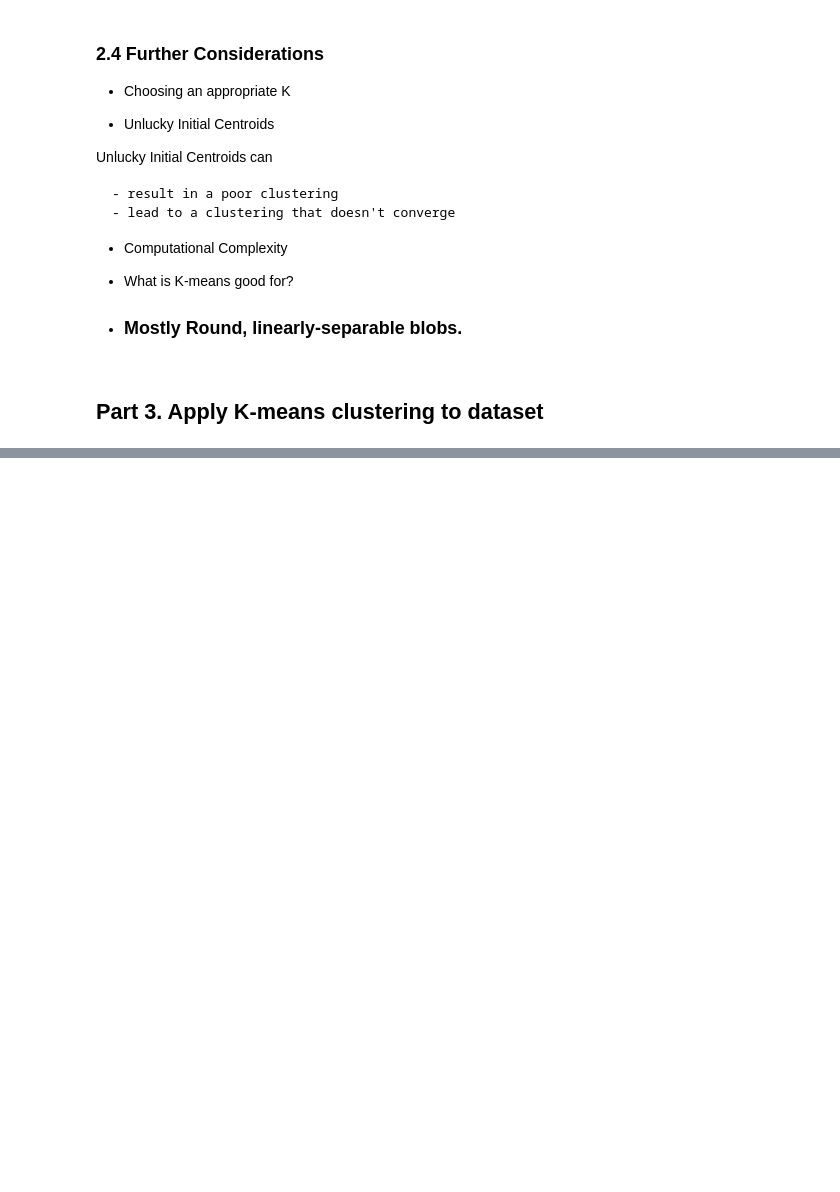
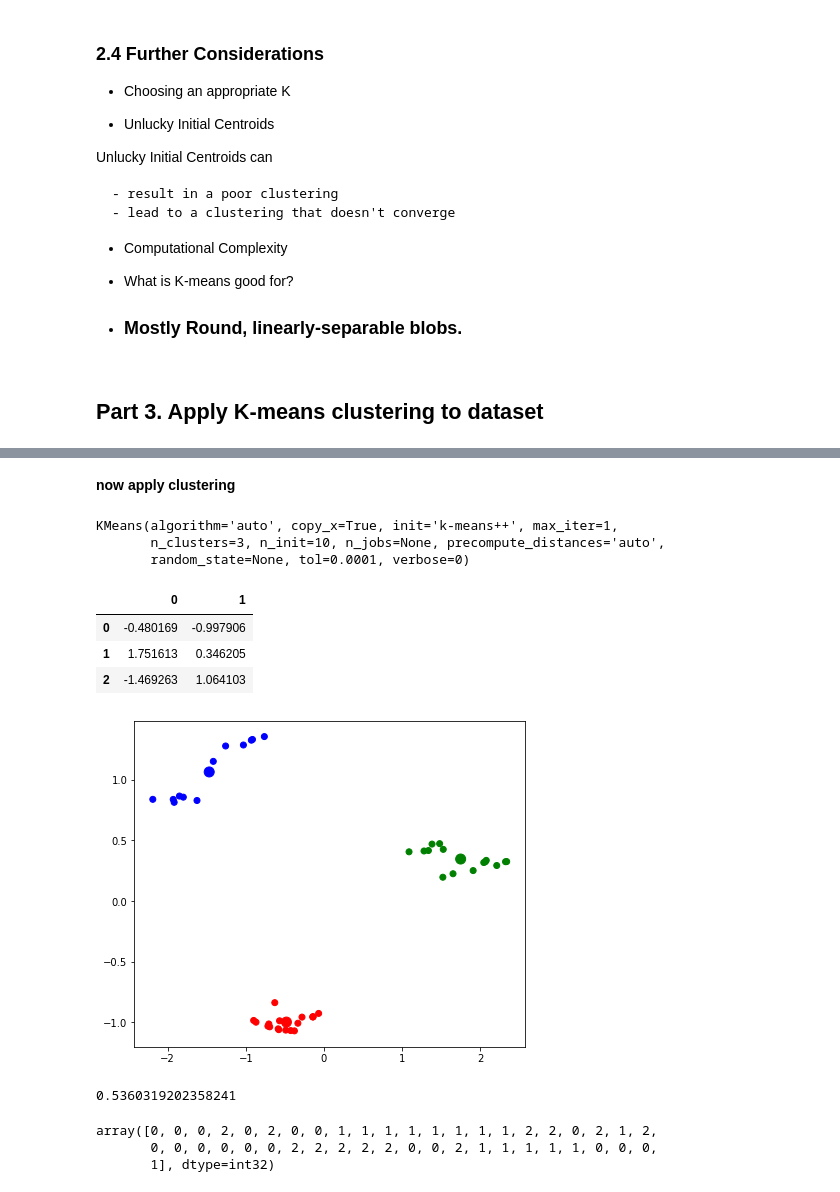
Before and after one commit to lfr4704/DS-Unit-1-Sprint-3-Linear-Algebra, a Jupyter notebook: module4-clustering/LS_DS_134_Solutions.ipynb, the cells around one changed output, grey strips where cells are left out. Cells and saved outputs as stored; diff of their text form; code cells hidden in the pictures; blank space fills up the shorter version.

```diff
--- a/module4-clustering/LS_DS_134_Solutions.ipynb
+++ b/module4-clustering/LS_DS_134_Solutions.ipynb
@@ -759,0 +953,2 @@ Unlucky Initial Centroids can
+# %% [markdown]
+**now apply clustering**
@@ -759,0 +959,45 @@ Unlucky Initial Centroids can
+# %%
+# Fit the instantiated model to our sliced dataframe
+model.fit(df_pca.values)
+# %% [output]
+KMeans(algorithm='auto', copy_x=True, init='k-means++', max_iter=1,
+       n_clusters=3, n_init=10, n_jobs=None, precompute_distances='auto',
+       random_state=None, tol=0.0001, verbose=0)
+# %%
+# Assign predicted clusters back to our dataframe
+df_pca['cluster'] = model.labels_
+# %%
+# Get our centroids
+centroids    =  model.cluster_centers_
+# %%
+# turn them into a dataframe
+cc  =  pd.DataFrame(centroids)
+cc.head()
+# %% [output]
+|  | 0 | 1 |
+| 0 | -0.480169 | -0.997906 |
+| 1 | 1.751613 | 0.346205 |
+| 2 | -1.469263 | 1.064103 |
+# %%
+# Setup some colors for plotting
+base_colors  =  ['r', 'g', 'b']
+colors       =  [base_colors[centroid] for centroid in model.labels_]
+# %%
+# Plot the scatter of our points with calculated centroids
+fig, ax      =  plt.subplots(figsize=(7,6))
+ax.scatter(df_pca['comp_1'], df_pca['comp_2'], c=colors)
+ax.scatter(cc[0], cc[1], c=base_colors, s=100);
+# %% [output]
+[figure, added]
+# %%
+# what's our silhouette score?
+metrics.silhouette_score(df, model.labels_, metric='euclidean')
+# %% [output]
+0.5360319202358241
+# %%
+# What is the predicted centroid for each data point?
+model.labels_
+# %% [output]
+array([0, 0, 0, 2, 0, 2, 0, 0, 1, 1, 1, 1, 1, 1, 1, 1, 2, 2, 0, 2, 1, 2,
+       0, 0, 0, 0, 0, 0, 2, 2, 2, 2, 2, 0, 0, 2, 1, 1, 1, 1, 1, 0, 0, 0,
+       1], dtype=int32)
```
Also changed, not shown: parts of 70 cells of this notebook.
